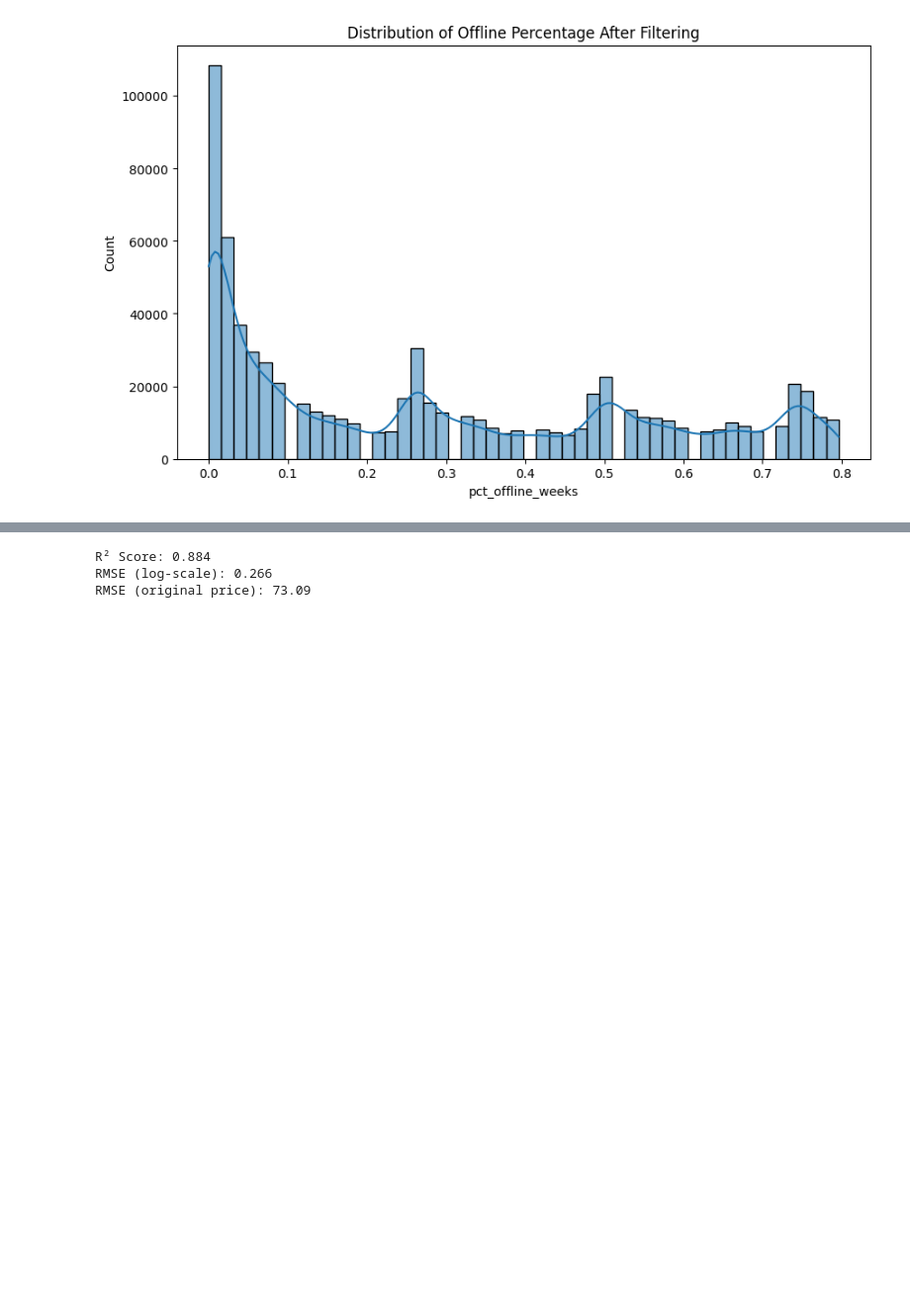
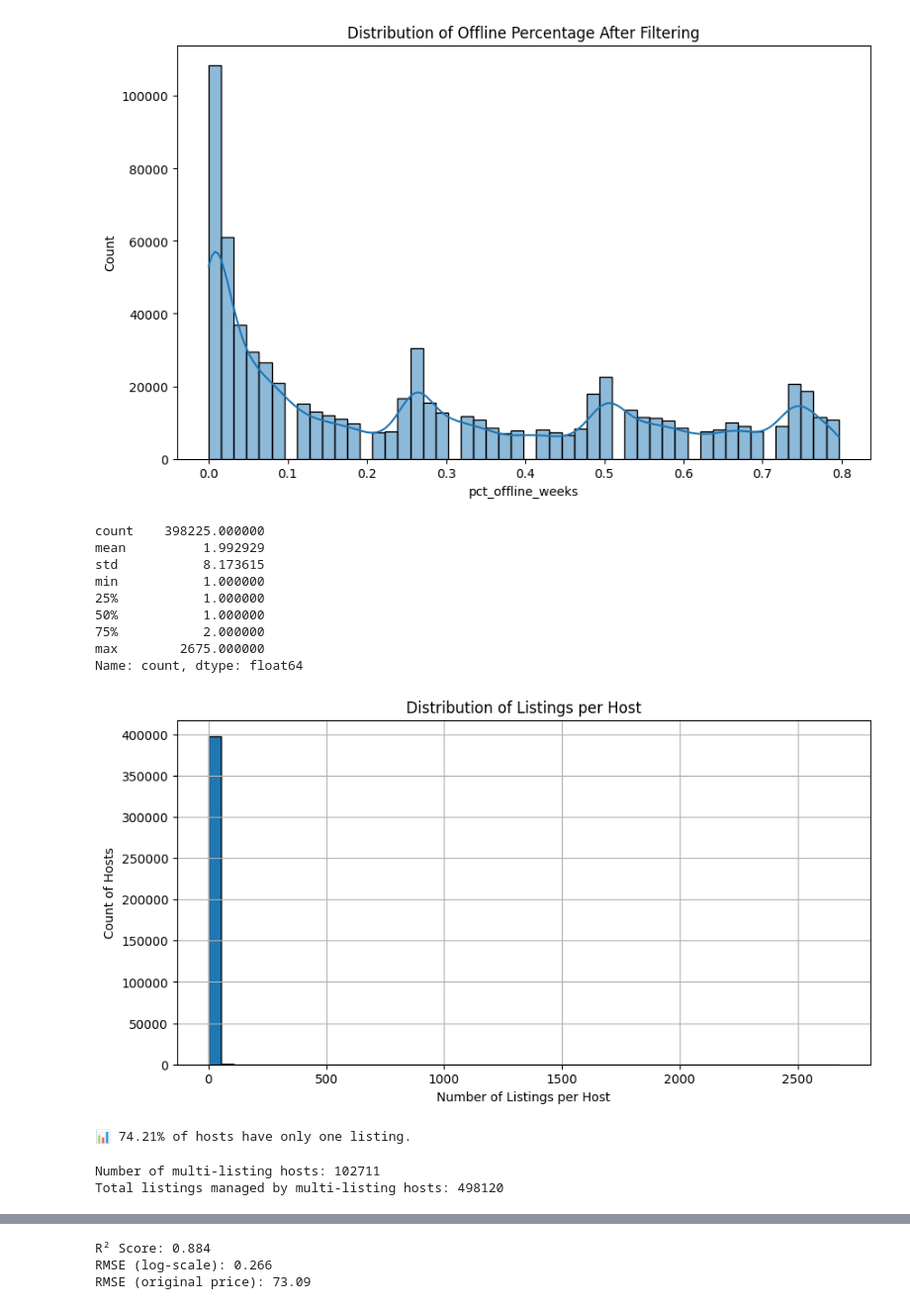
Before and after one commit to YassineEng/EDA-Clustering-Time-series---Regression-Model-Airbnb-Data, a Jupyter notebook: notebooks/03_time_series.ipynb, the cells around one changed output, grey strips where cells are left out. Shown at 99% size. Cells and saved outputs as stored; diff of their text form; code cells hidden in the pictures; blank space fills up the shorter version.

```diff
--- a/notebooks/03_time_series.ipynb
+++ b/notebooks/03_time_series.ipynb
@@ -314,3 +314,36 @@ plt.xlabel("pct_offline_weeks")
 plt.show()
 # %% [output]
 [figure]
+# %%
+host_counts = df_filtered['host_id'].value_counts()
+
+print(host_counts.describe())
+plt.figure(figsize=(10,5))
+host_counts.hist(bins=50, edgecolor='k')
+plt.title("Distribution of Listings per Host")
+plt.xlabel("Number of Listings per Host")
+plt.ylabel("Count of Hosts")
+plt.show()
+
+# Percentage of hosts with 1 listing
+single_listing_ratio = (host_counts == 1).mean() * 100
+print(f"📊 {single_listing_ratio:.2f}% of hosts have only one listing.")
+# %% [output]
+count    398225.000000
+mean          1.992929
+std           8.173615
+min           1.000000
+25%           1.000000
+50%           1.000000
+75%           2.000000
+max        2675.000000
+Name: count, dtype: float64
+[figure, added]
+📊 74.21% of hosts have only one listing.
+# %%
+multi_hosts = host_counts[host_counts > 1]
+print(f"Number of multi-listing hosts: {len(multi_hosts)}")
+print(f"Total listings managed by multi-listing hosts: {multi_hosts.sum()}")
+# %% [output]
+Number of multi-listing hosts: 102711
+Total listings managed by multi-listing hosts: 498120
```
Also changed, not shown: parts of 8 cells of this notebook, 4 other files.
